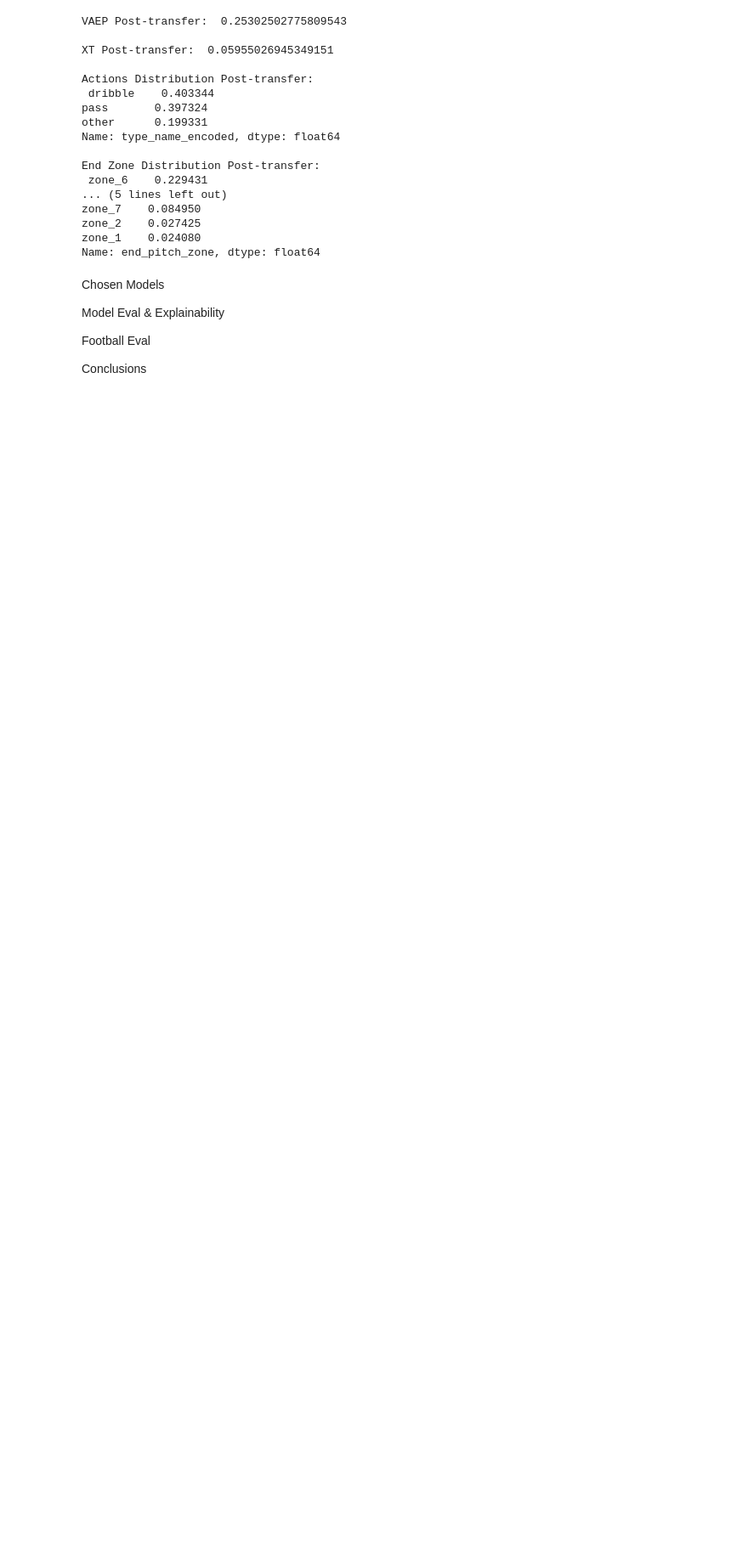
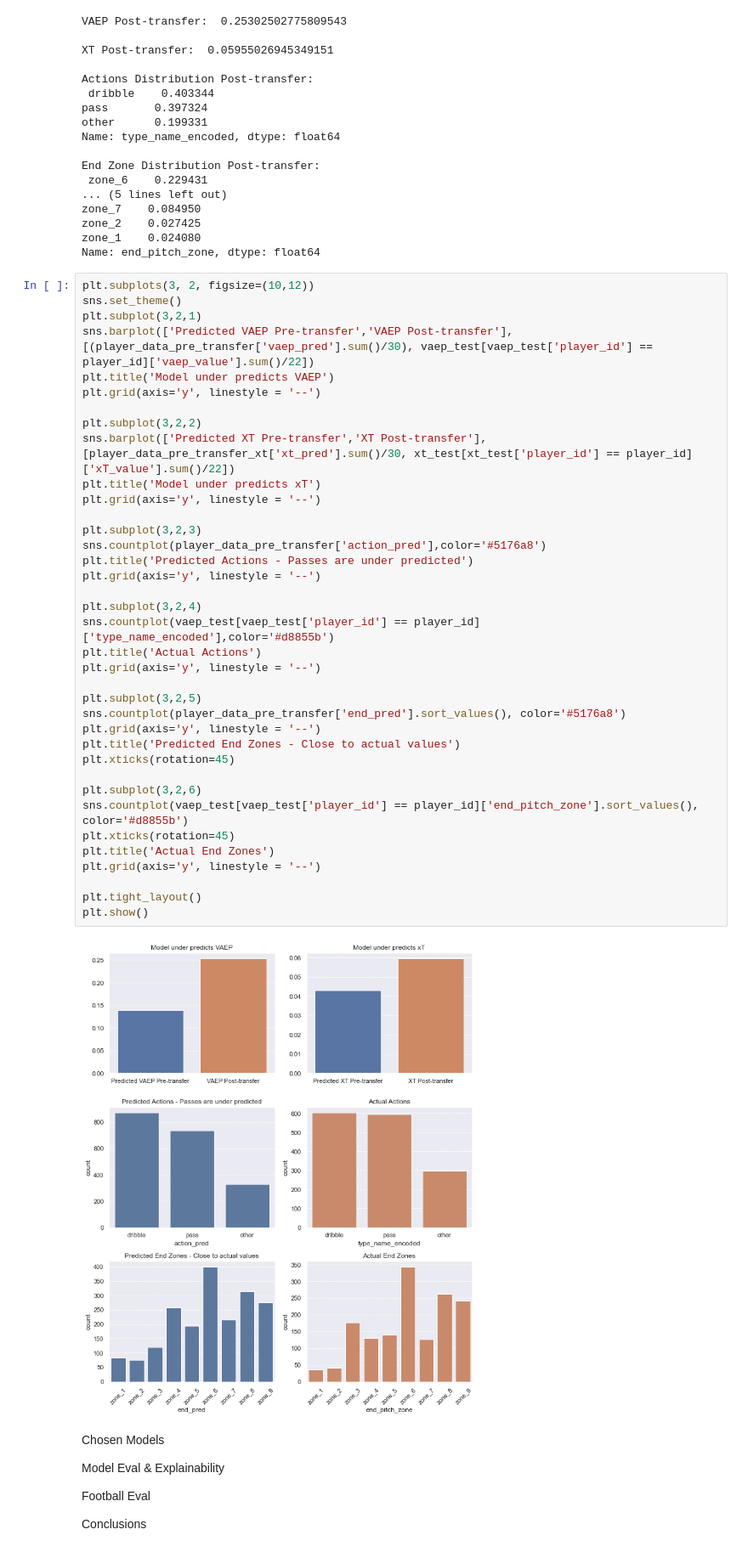
Before and after one commit to alexmihalache/Football-Analytics-Capstone---BrainStation-Final-Project, a Jupyter notebook: 6 - Final Model Analysis.ipynb, the cells around one changed output. Shown at 85% size. Cells and saved outputs as stored; diff of their text form; blank space fills up the shorter version.

```diff
--- a/6 - Final Model Analysis.ipynb
+++ b/6 - Final Model Analysis.ipynb
@@ -243,6 +243,45 @@ zone_7    0.084950
 zone_2    0.027425
 zone_1    0.024080
 Name: end_pitch_zone, dtype: float64
+# %%
+plt.subplots(3, 2, figsize=(10,12))
+sns.set_theme()
+plt.subplot(3,2,1)
+sns.barplot(['Predicted VAEP Pre-transfer','VAEP Post-transfer'],[(player_data_pre_transfer['vaep_pred'].sum()/30), vaep_test[vaep_test['player_id'] == player_id]['vaep_value'].sum()/22])
+plt.title('Model under predicts VAEP')
+plt.grid(axis='y', linestyle = '--')
+
+plt.subplot(3,2,2)
+sns.barplot(['Predicted XT Pre-transfer','XT Post-transfer'],[player_data_pre_transfer_xt['xt_pred'].sum()/30, xt_test[xt_test['player_id'] == player_id]['xT_value'].sum()/22])
+plt.title('Model under predicts xT')
+plt.grid(axis='y', linestyle = '--')
+
+plt.subplot(3,2,3)
+sns.countplot(player_data_pre_transfer['action_pred'],color='#5176a8')
+plt.title('Predicted Actions - Passes are under predicted')
+plt.grid(axis='y', linestyle = '--')
+
+plt.subplot(3,2,4)
+sns.countplot(vaep_test[vaep_test['player_id'] == player_id]['type_name_encoded'],color='#d8855b')
+plt.title('Actual Actions')
+plt.grid(axis='y', linestyle = '--')
+
+plt.subplot(3,2,5)
+sns.countplot(player_data_pre_transfer['end_pred'].sort_values(), color='#5176a8')
+plt.grid(axis='y', linestyle = '--')
+plt.title('Predicted End Zones - Close to actual values')
+plt.xticks(rotation=45)
+
+plt.subplot(3,2,6)
+sns.countplot(vaep_test[vaep_test['player_id'] == player_id]['end_pitch_zone'].sort_values(), color='#d8855b')
+plt.xticks(rotation=45)
+plt.title('Actual End Zones')
+plt.grid(axis='y', linestyle = '--')
+
+plt.tight_layout()
+plt.show()
+# %% [output]
+[figure, added]
 # %% [markdown]
 Chosen Models
 
```
Also changed, not shown: 2 other files.
